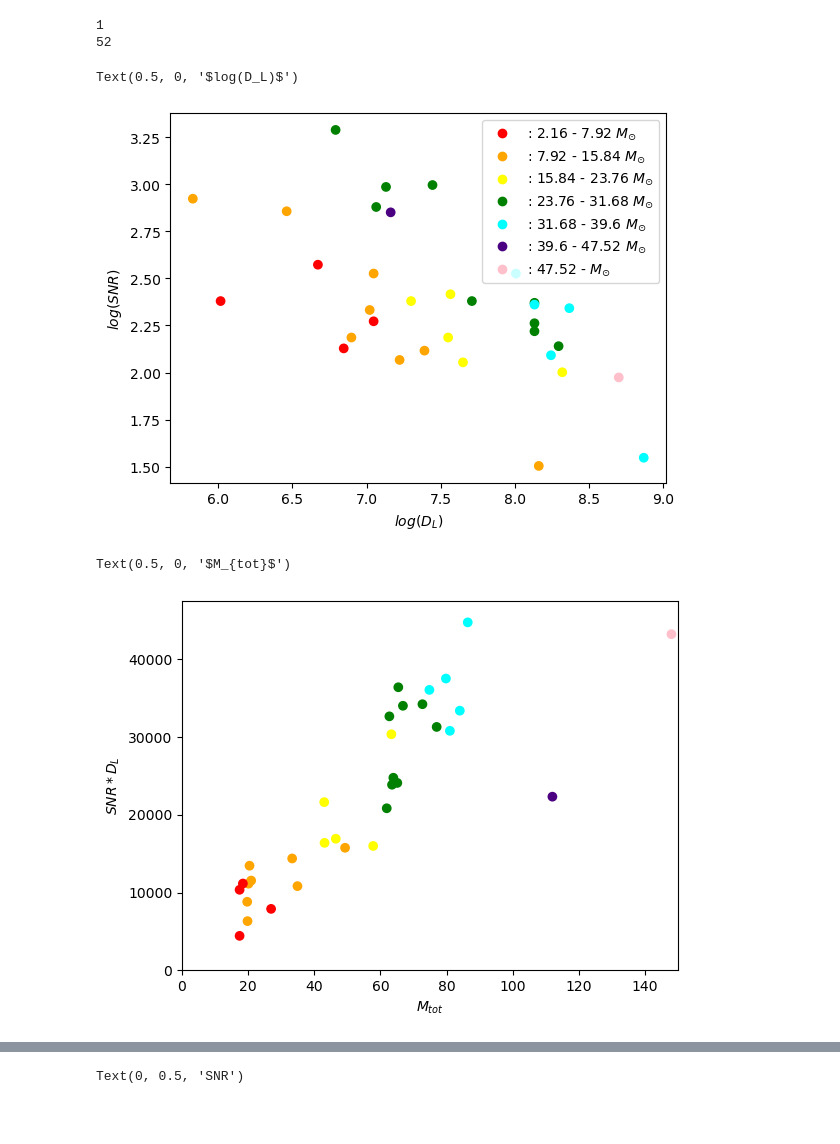
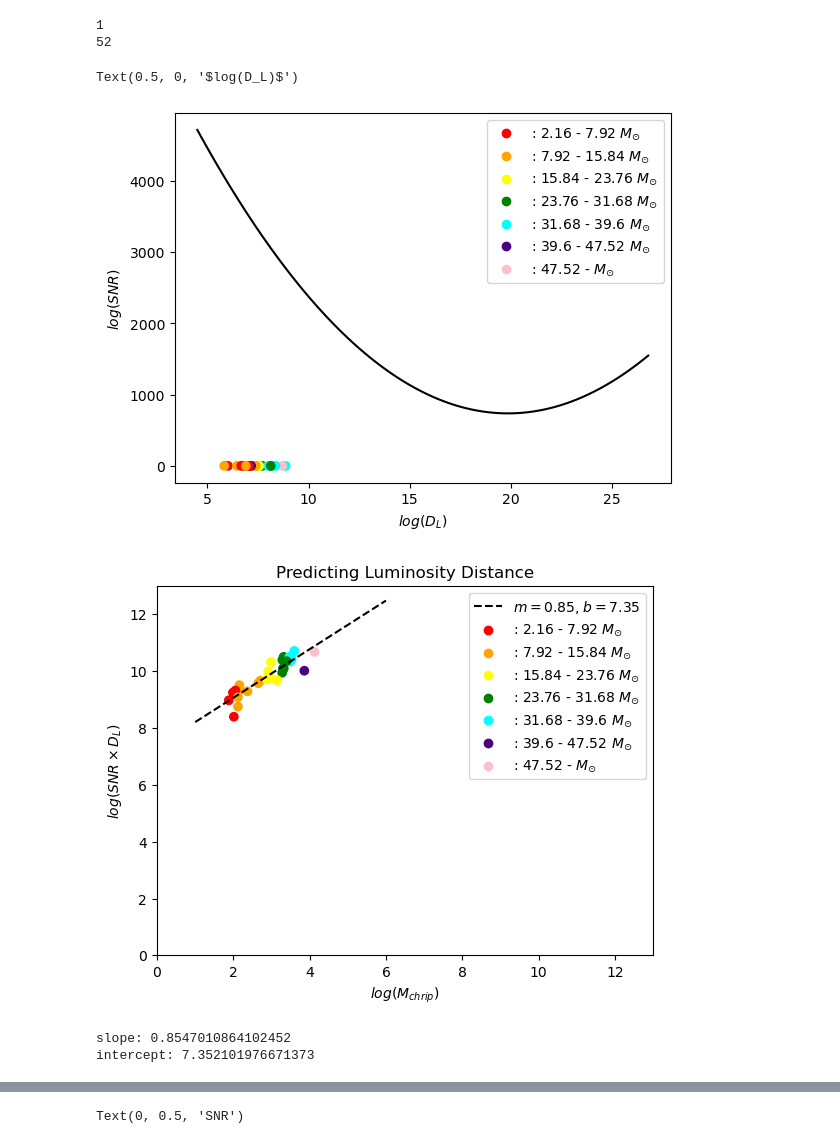
Before and after one commit to AndrewValentini/Gravitational-Waves-Research-23-24, a Jupyter notebook: Data Analysis/testing.ipynb, the cells around one changed output, grey strips where cells are left out. Drawn from its saved outputs; the diff is of its cells as text; code cells hidden in the pictures; blank space fills up the shorter version.

```diff
--- a/Data Analysis/testing.ipynb
+++ b/Data Analysis/testing.ipynb
@@ -148,34 +148,36 @@ O4_BBH["predicted_luminosity_distance"] = fit_line_O3_BBH(O4_BBH["snr"])
 # %%
 plt.scatter(np.log(O3_BBH["luminosity_distance"]), np.log(O3_BBH["network_matched_filter_snr"]), color = O3_BBH["color"])
 #plt.scatter(O4_BBH["snr"], O4_BBH["predicted_luminosity_distance"], color = "black")
 
 coefficients = np.polyfit(O3_BBH["network_matched_filter_snr"],O3_BBH["luminosity_distance"], 2)
 fit_line_O3_BBH = np.poly1d(coefficients)
 x = np.linspace(min(O3_BBH["network_matched_filter_snr"]), max(O3_BBH["network_matched_filter_snr"]), 100)
-#plt.plot(x, fit_line_O3_BBH(x), color="black")
+plt.plot(x, fit_line_O3_BBH(x), color="black")
 
 plt.scatter([], [], color="red", label=": 2.16 - 7.92 $M_{\odot}$")
 plt.scatter([], [], color="orange", label=": 7.92 - 15.84 $M_{\odot}$")
 plt.scatter([], [], color="yellow", label=": 15.84 - 23.76 $M_{\odot}$")
 plt.scatter([], [], color="green", label=": 23.76 - 31.68 $M_{\odot}$")
 plt.scatter([], [], color="cyan", label=": 31.68 - 39.6 $M_{\odot}$")
 plt.scatter([], [], color="indigo", label=": 39.6 - 47.52 $M_{\odot}$")
 plt.scatter([], [], color="pink", label=": 47.52 - $M_{\odot}$")
 
 plt.legend()
 plt.ylabel("$log(SNR)$")
 plt.xlabel("$log(D_L)$")
 # %% [output]
 Text(0.5, 0, '$log(D_L)$')
-[figure, old version]
+[figure, new version]
 # %%
-plt.scatter(O3_BBH["mass_1_source"]+O3_BBH["mass_2_source"], O3_BBH["luminosity_distance"] * O3_BBH["network_matched_filter_snr"], color = O3_BBH["color"])
-#plt.scatter(O4_BBH["snr"], O4_BBH["predicted_luminosity_distance"], color = "black")
+sub_O3_BBH = O3_BBH #O3_BBH[O3_BBH["chirp_mass_source"] != 47.5]
 
-coefficients = np.polyfit(O3_BBH["network_matched_filter_snr"],O3_BBH["luminosity_distance"], 2)
+plt.scatter(np.log(sub_O3_BBH["chirp_mass_source"]), np.log(sub_O3_BBH["luminosity_distance"] * sub_O3_BBH["network_matched_filter_snr"]), color = sub_O3_BBH["color"])
+
+coefficients = np.polyfit(np.log(sub_O3_BBH["chirp_mass_source"]), np.log(sub_O3_BBH["luminosity_distance"] * sub_O3_BBH["network_matched_filter_snr"]), 1)
+m, b = coefficients
 fit_line_O3_BBH = np.poly1d(coefficients)
-x = np.linspace(min(O3_BBH["network_matched_filter_snr"]), max(O3_BBH["network_matched_filter_snr"]), 100)
-#plt.plot(x, fit_line_O3_BBH(x), color="black")
+x = np.linspace(1, 6, 100)
+plt.plot(x, fit_line_O3_BBH(x), color="black", linestyle="--", label=f"$m={m:.2f}$, $b={b:.2f}$")
 
 plt.scatter([], [], color="red", label=": 2.16 - 7.92 $M_{\odot}$")
 plt.scatter([], [], color="orange", label=": 7.92 - 15.84 $M_{\odot}$")
@@ -185,11 +187,18 @@ plt.scatter([], [], color="cyan", label=": 31.68 - 39.6 $M_{\odot}$")
 plt.scatter([], [], color="indigo", label=": 39.6 - 47.52 $M_{\odot}$")
 plt.scatter([], [], color="pink", label=": 47.52 - $M_{\odot}$")
 
-#plt.legend()
-plt.ylim((0,47500))
-plt.xlim((0,150))
-plt.ylabel("$SNR*D_L$")
-plt.xlabel("$M_{tot}$")
+plt.legend()
+plt.title("Predicting Luminosity Distance")
+plt.ylim((0,13))
+plt.xlim((0,13))
+plt.ylabel("$log(SNR\\times D_L)$")
+plt.xlabel("$log(M_{chrip})$")
+plt.show()
+
+m, b = coefficients
+print(f"slope: {m}")
+print(f"intercept: {b}")
 # %% [output]
+[figure, new version]
-Text(0.5, 0, '$M_{tot}$')
+slope: 0.8547010864102452
+intercept: 7.352101976671373
-[figure, old version]
```
Also changed, not shown: parts of 7 cells of this notebook.
